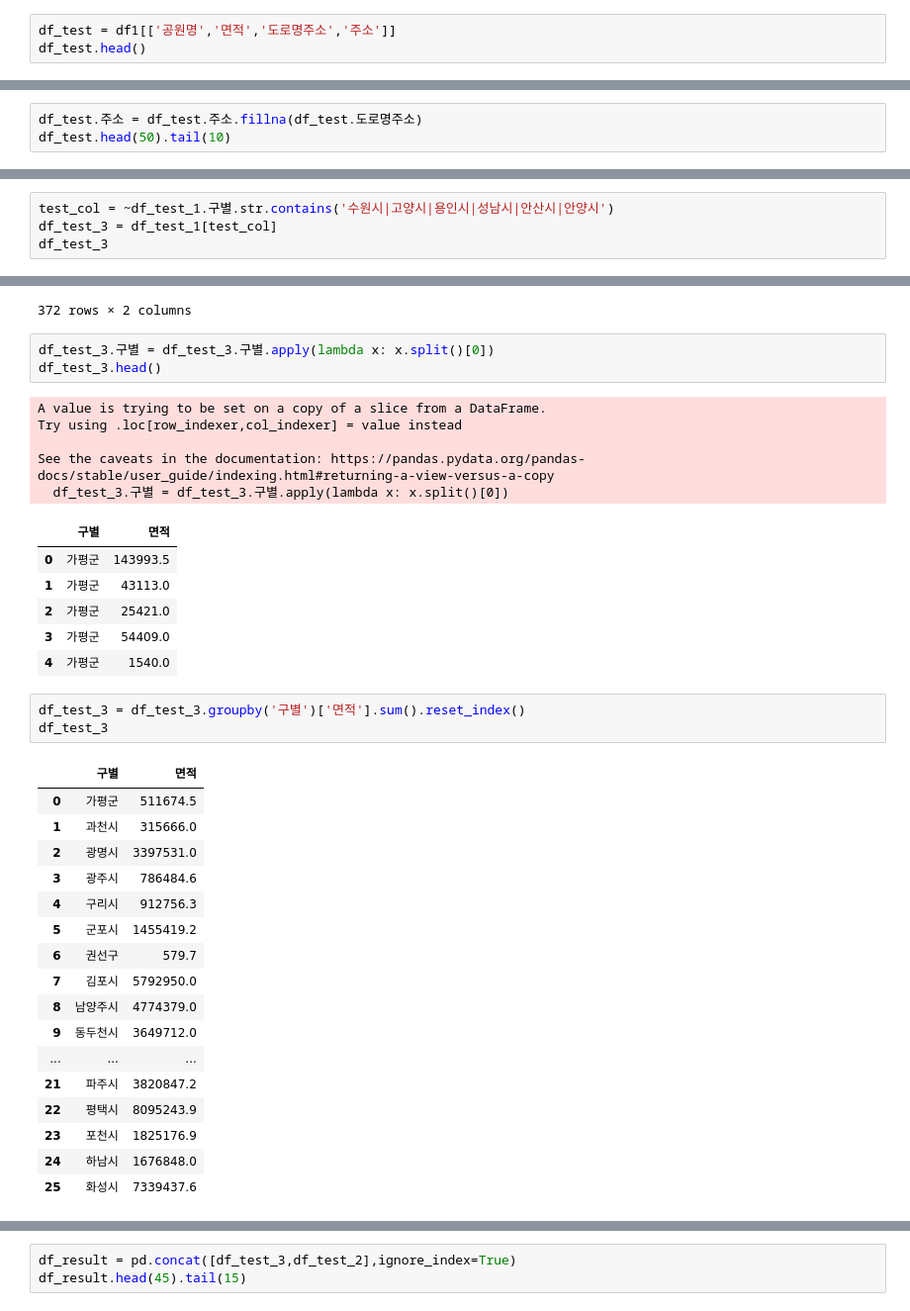
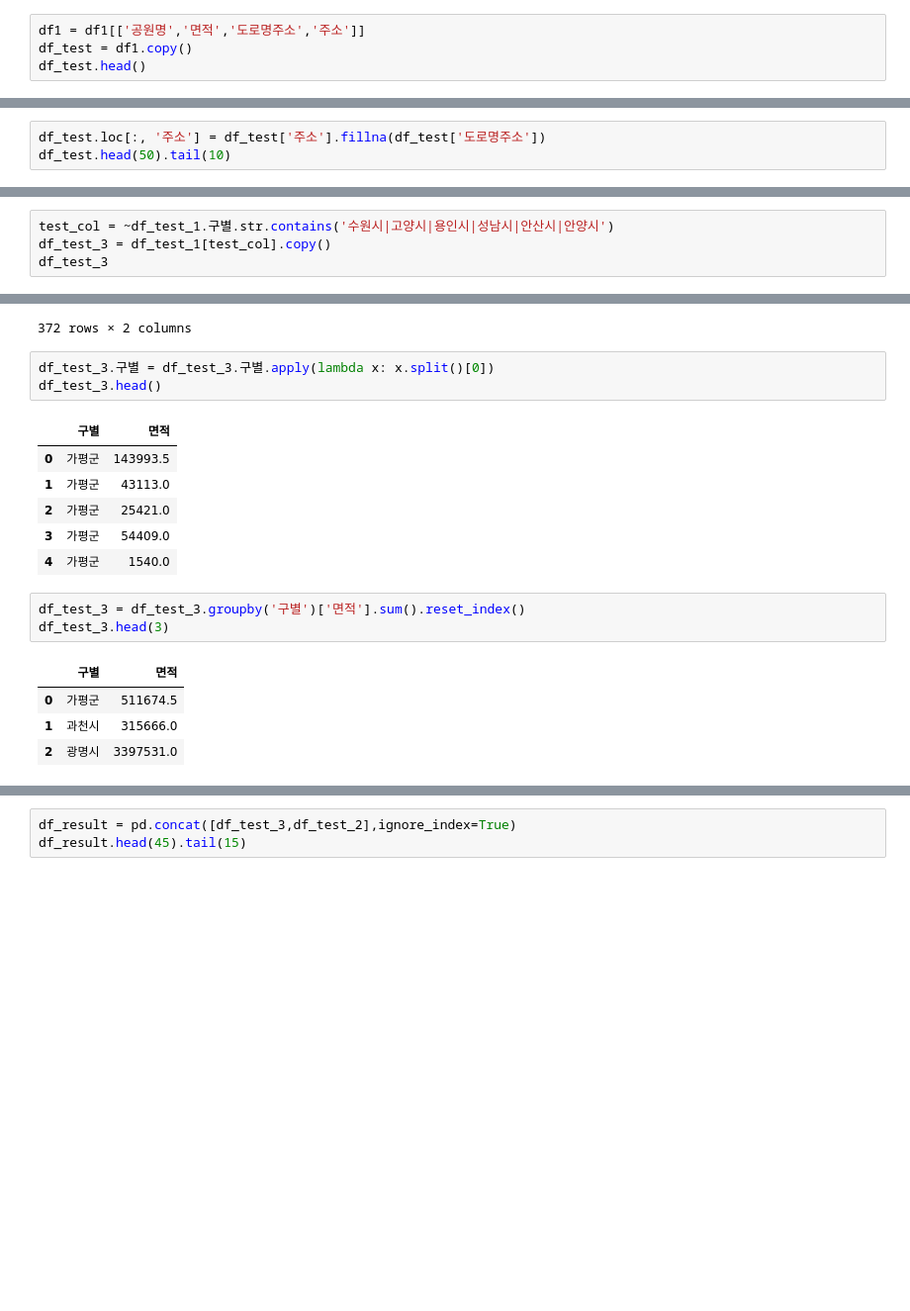
Before and after one commit to Mayhem-XD/DataAnalysis, a Jupyter notebook: 99.과제/02.경기도 공원.ipynb, the cells around one changed output, grey strips where cells are left out. Shown at 99% size. Saved outputs shown, nothing was run; the diff lists cells and outputs as text; blank space fills up the shorter version.

```diff
--- a/99.과제/02.경기도 공원.ipynb
+++ b/99.과제/02.경기도 공원.ipynb
@@ -39,7 +39,8 @@ df1.head(50).tail(10)
 | 373 | 별내택지 근린공원7 | NaN | 경기도 남양주시 별내동 988 | 54318.0 | 경기도 남양주시 |
 | 374 | 별내택지 근린공원4 | NaN | 경기도 남양주시 별내동 918 | 65676.0 | 경기도 남양주시 |
 # %%
-df_test = df1[['공원명','면적','도로명주소','주소']]
+df1 = df1[['공원명','면적','도로명주소','주소']]
+df_test = df1.copy()
 df_test.head()
 # %% [output]
 |  | 공원명 | 면적 | 도로명주소 | 주소 |
@@ -49,6 +50,6 @@ df_test.head()
 | 215 | 개나리공원 | 1650.0 | NaN | 경기도 이천시 창전동 414-13 |
 | 216 | 달맞이공원 | 1650.0 | 경기도 이천시 향교로 53번길 23 | 경기도 이천시 창전동 423 |
 # %%
-df_test.주소 = df_test.주소.fillna(df_test.도로명주소)
+df_test.loc[:, '주소'] = df_test['주소'].fillna(df_test['도로명주소'])
 df_test.head(50).tail(10)
 # %% [output]
@@ -120,7 +116,7 @@ df_test_2.head(30).tail(15)
 | 16 | 용인시 처인구 | 3105059.0 |
 # %%
 test_col = ~df_test_1.구별.str.contains('수원시|고양시|용인시|성남시|안산시|안양시')
-df_test_3 = df_test_1[test_col]
+df_test_3 = df_test_1[test_col].copy()
 df_test_3
 # %% [output]
 |  | 구별 | 면적 |
@@ -140,11 +136,6 @@ df_test_3
 df_test_3.구별 = df_test_3.구별.apply(lambda x: x.split()[0])
 df_test_3.head()
 # %% [output]
-A value is trying to be set on a copy of a slice from a DataFrame.
-Try using .loc[row_indexer,col_indexer] = value instead
-
-See the caveats in the documentation: https://pandas.pydata.org/pandas-docs/stable/user_guide/indexing.html#returning-a-view-versus-a-copy
-  df_test_3.구별 = df_test_3.구별.apply(lambda x: x.split()[0])
 |  | 구별 | 면적 |
 | 0 | 가평군 | 143993.5 |
 | 1 | 가평군 | 43113.0 |
@@ -153,23 +144,10 @@ See the caveats in the documentation: https://pandas.pydata.org/pandas-docs/stab
 | 4 | 가평군 | 1540.0 |
 # %%
 df_test_3 = df_test_3.groupby('구별')['면적'].sum().reset_index()
-df_test_3
+df_test_3.head(3)
 # %% [output]
 |  | 구별 | 면적 |
 | 0 | 가평군 | 511674.5 |
 | 1 | 과천시 | 315666.0 |
 | 2 | 광명시 | 3397531.0 |
-| 3 | 광주시 | 786484.6 |
-| 4 | 구리시 | 912756.3 |
-| 5 | 군포시 | 1455419.2 |
-| 6 | 권선구 | 579.7 |
-| 7 | 김포시 | 5792950.0 |
-| 8 | 남양주시 | 4774379.0 |
-| 9 | 동두천시 | 3649712.0 |
-| ... | ... | ... |
-| 21 | 파주시 | 3820847.2 |
-| 22 | 평택시 | 8095243.9 |
-| 23 | 포천시 | 1825176.9 |
-| 24 | 하남시 | 1676848.0 |
-| 25 | 화성시 | 7339437.6 |
 # %%
```
Also changed, not shown: parts of 5 cells of this notebook, 3 other files.
